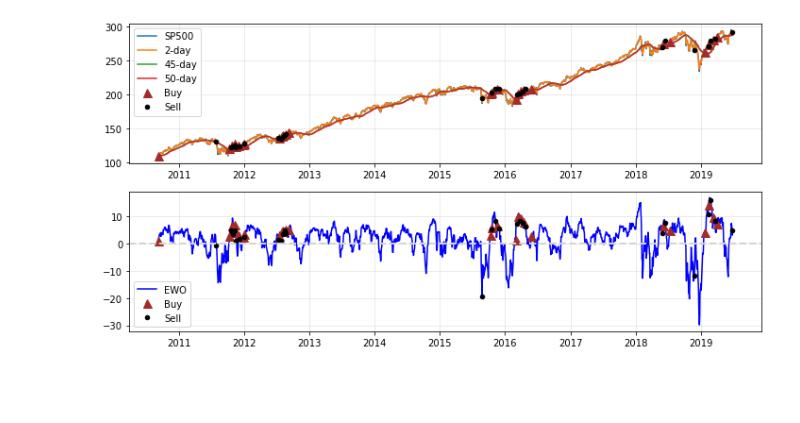
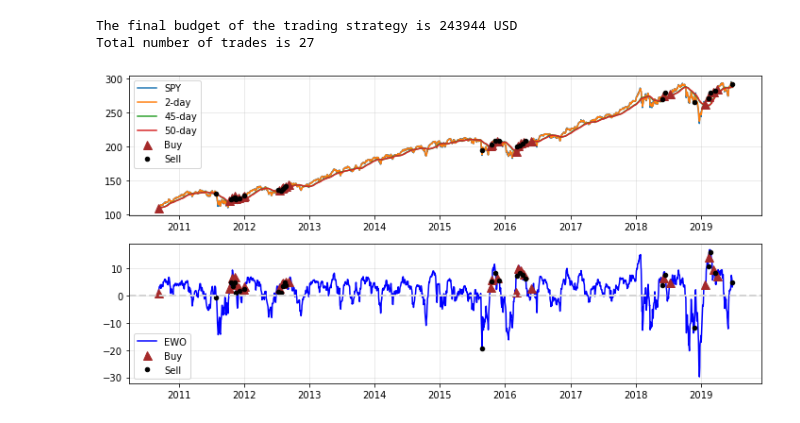
Before and after one commit to SanghaLM/Elliott-Wave-Oscillator, a Jupyter notebook: 3.3_EWO_Revision2.ipynb, the cells around one changed output. Saved outputs shown, nothing was run; the diff lists cells and outputs as text; code cells hidden in the pictures; blank space fills up the shorter version.

```diff
--- a/3.3_EWO_Revision2.ipynb
+++ b/3.3_EWO_Revision2.ipynb
@@ -100,28 +1,29 @@ sp500_sell = sp500_sell.loc[sell_list]
-# %%
-#Visualize the price trend, EWO value, buy signals, and sell signals throughout the trading
-plt.rcParams['figure.figsize'] = 12, 6
-
-plt.subplot(211) #Upper plot
-plt.grid(True, alpha = .3)
-plt.plot(sp500['Date'], sp500['Close'], label = 'SP500')   #SP500
-plt.plot(sp500['Date'], sp500['2-day'], label = '2-day')   #2-day SMA
-plt.plot(sp500['Date'], sp500['45-day'], label = '45-day') #45-day SMA
-plt.plot(sp500['Date'], sp500['50-day'], label = '50-day') #50-day SMA
-plt.plot(sp500_buy['Date'], sp500_buy['Close'], '^',
-         color = 'brown', label='Buy', markersize = 9) #Buy signals
-plt.plot(sp500_sell['Date'], sp500_sell['Open'], '.',
-         color = 'k', label='Sell', markersize = 9)    #Sell signals
-plt.legend(loc='upper left')
-
-plt.subplot(212) #Lower plot for EWO
-plt.grid(True, alpha = .3)
-plt.plot(sp500['Date'], sp500['EWO'], color='blue', label = 'EWO') #EWO
-plt.plot(sp500_buy['Date'], sp500_buy['EWO'], '^',
-         color = 'brown', label='Buy', markersize = 9) #Buy signals
-plt.plot(sp500_sell['Date'], sp500_sell['EWO'], '.',
-         color = 'k', label='Sell', markersize = 9)    #Sell signals
-plt.axhline(0, color='lightgray', linestyle='--', linewidth=2) #x-axis
-plt.legend(loc='lower left')
-plt.show()
-# %% [output]
-[figure, removed]
+# %%
+#3.3 EWO Revision 2 with the Best Combination
+#EWO = Elliott Wave Oscillator
+#The current code only focuses on the long position
+
+import import_ipynb
+import EWO
+
+#Dataframe Initialization
+#target_market_ticker = EWO.Ewo(target_market_ticker, start_date(yyyy-mm-dd), end_date(yyyy-mm-dd))
+SPY = EWO.Ewo('SPY', '2010-06-28', '2019-06-28')
+
+#Process data and return market & market_buy_init dataframes
+#market, market_buy_init = target_market_ticker.data_process(fast_sma, slow_sma, \
+#longer_sma, n_day_EWO_slope, n_day_closing_price, use_filter4(0 or 1))
+market, market_buy_init = SPY.data_process(2, 45, 50, 5, 125, 0)
+
+#Backtesting of trading strategy on the target_market_ticker from start_date to end_date
+#print the final budget and total number of trades & return market_buy and market_sell dataframes
+#market_buy, market_sell = target_market_ticker.backtest(budget, market, market_buy_init)
+market_buy, market_sell = SPY.backtest(100000, market, market_buy_init)
+
+#Visualize the trading result with graphs for price trend and the EWO value
+#target_market_ticker.visualize(market, market_buy, market_sell)
+SPY.visualize(market, market_buy, market_sell)
+# %% [output]
+The final budget of the trading strategy is 243944 USD
+Total number of trades is 27
+[figure, added]
```
Also changed, not shown: parts of 4 cells of this notebook, 1 other file.
